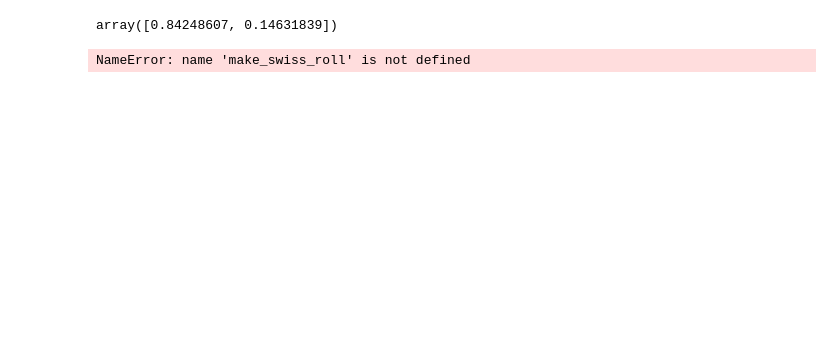
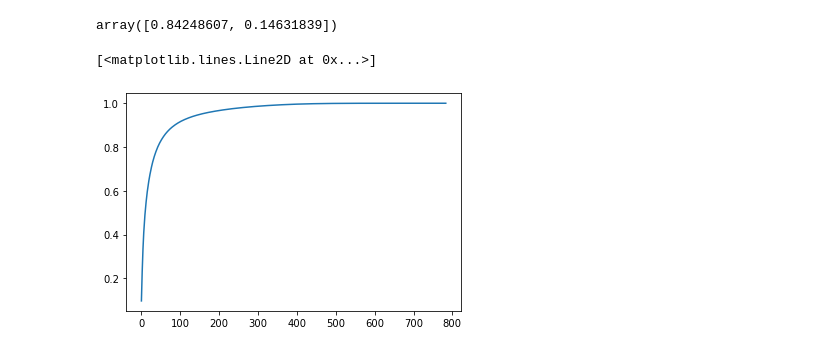
Before and after one commit to hykhhijk/Hands-on-ML, a Jupyter notebook: Chapter8.ipynb, the cells around one changed output. Cells and saved outputs as stored; diff of their text form; code cells hidden in the pictures; blank space fills up the shorter version.

```diff
--- a/Chapter8.ipynb
+++ b/Chapter8.ipynb
@@ -66,5 +78,10 @@ d = np.argmax(cumsum >= 0.95) + 1
 pca = PCA(n_components = 0.95)
 X_reduced = pca.fit_transform(X_train)
+# %%
+plt.plot(cumsum)
+# %% [output]
+[<matplotlib.lines.Line2D at 0x...>]
+[figure, added]
 # %%
 pca = PCA(n_components=154)
 X_reduced = pca.fit_transform(X_train)
@@ -81,7 +98,3 @@ for X_batch in np.array_split(X_train, n_batches):
     inc_pca.partial_fit(X_batch)
 
 X_reduced = inc_pca.transform(X_train)
-# %%
-X, t = make_swiss_roll(n_samples=1000, noise=0.2, random_state=42)
-# %% [output]
-NameError: name 'make_swiss_roll' is not defined
```
Also changed, not shown: parts of 10 cells of this notebook.
